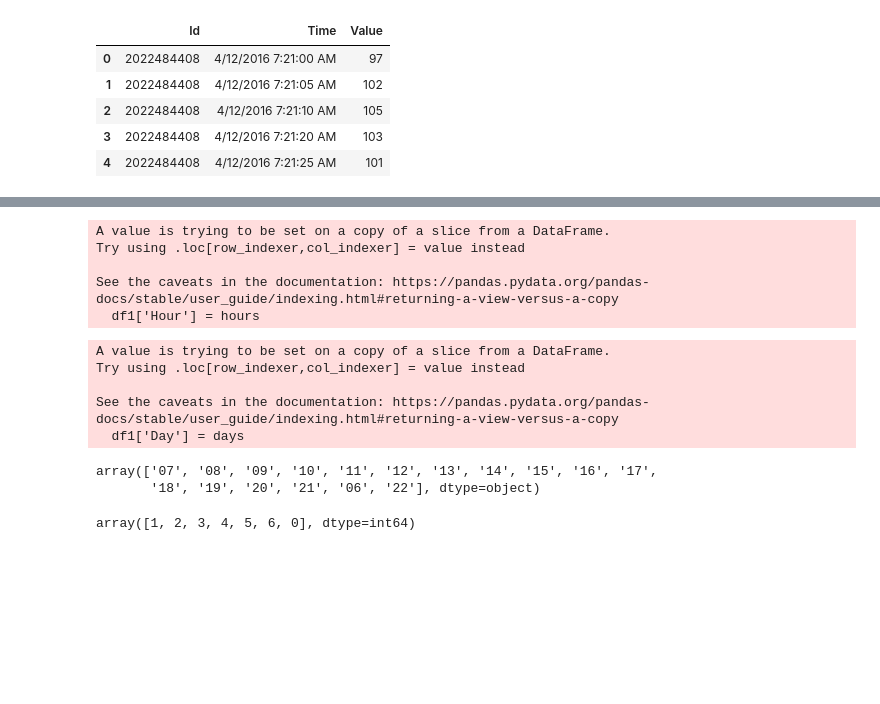
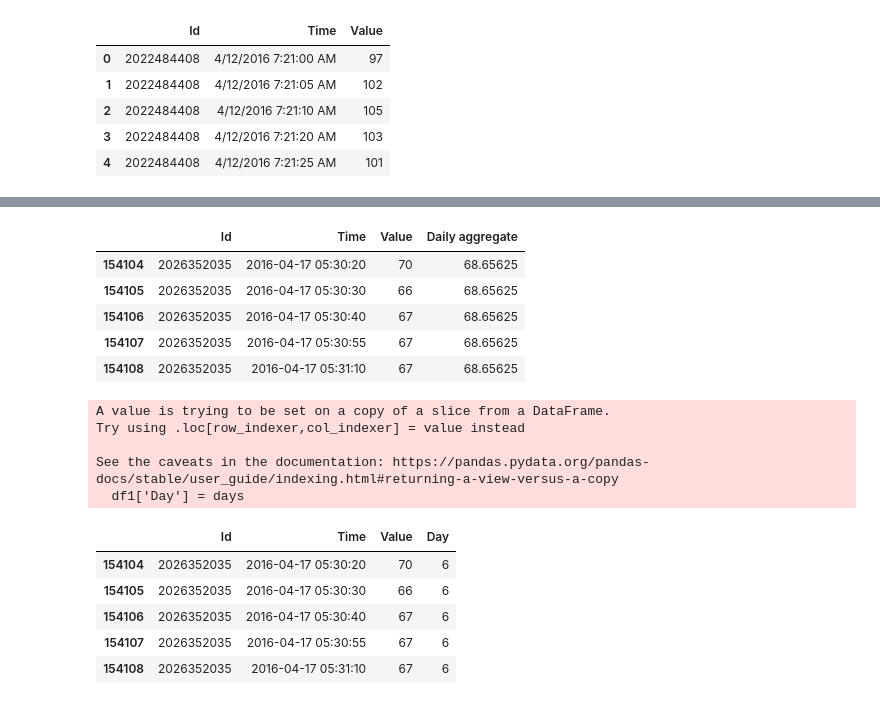
Before and after one commit to ameyabhamare/Customer-Personality-Analysis, a Jupyter notebook: heart_rate_analysis/eda.ipynb, the cells around one changed output, grey strips where cells are left out. Saved outputs shown, nothing was run; the diff lists cells and outputs as text; code cells hidden in the pictures; blank space fills up the shorter version.

```diff
--- a/heart_rate_analysis/eda.ipynb
+++ b/heart_rate_analysis/eda.ipynb
@@ -40,13 +57,12 @@ df1.to_csv('check.csv')
-# %%
-hours = pd.to_datetime(df1['Time']).dt.strftime('%H')
-df1['Hour'] = hours
-hourvsvalue = df1.groupby('Hour').Value.mean()
-# %% [output]
-A value is trying to be set on a copy of a slice from a DataFrame.
-Try using .loc[row_indexer,col_indexer] = value instead
-
-See the caveats in the documentation: https://pandas.pydata.org/pandas-docs/stable/user_guide/indexing.html#returning-a-view-versus-a-copy
-  df1['Hour'] = hours
+# %%
+df1.head()
+# %% [output]
+|  | Id | Time | Value | Daily aggregate |
+| 154104 | 2026352035 | 2016-04-17 05:30:20 | 70 | 68.65625 |
+| 154105 | 2026352035 | 2016-04-17 05:30:30 | 66 | 68.65625 |
+| 154106 | 2026352035 | 2016-04-17 05:30:40 | 67 | 68.65625 |
+| 154107 | 2026352035 | 2016-04-17 05:30:55 | 67 | 68.65625 |
+| 154108 | 2026352035 | 2016-04-17 05:31:10 | 67 | 68.65625 |
 # %%
 days = pd.to_datetime(df1['Time']).dt.weekday
 df1['Day'] = days
@@ -56,14 +72,14 @@ Try using .loc[row_indexer,col_indexer] = value instead
 
 See the caveats in the documentation: https://pandas.pydata.org/pandas-docs/stable/user_guide/indexing.html#returning-a-view-versus-a-copy
   df1['Day'] = days
-# %%
-df1['Hour'].unique()
-# %% [output]
-array(['07', '08', '09', '10', '11', '12', '13', '14', '15', '16', '17',
-       '18', '19', '20', '21', '06', '22'], dtype=object)
-# %%
-df1['Day'].unique()
-# %% [output]
-array([1, 2, 3, 4, 5, 6, 0], dtype=int64)
+# %%
+df1.head()
+# %% [output]
+|  | Id | Time | Value | Day |
+| 154104 | 2026352035 | 2016-04-17 05:30:20 | 70 | 6 |
+| 154105 | 2026352035 | 2016-04-17 05:30:30 | 66 | 6 |
+| 154106 | 2026352035 | 2016-04-17 05:30:40 | 67 | 6 |
+| 154107 | 2026352035 | 2016-04-17 05:30:55 | 67 | 6 |
+| 154108 | 2026352035 | 2016-04-17 05:31:10 | 67 | 6 |
 # %%
 dayvsvalue = df1.groupby('Day').Value.mean()
```
Also changed, not shown: parts of 32 cells of this notebook.
